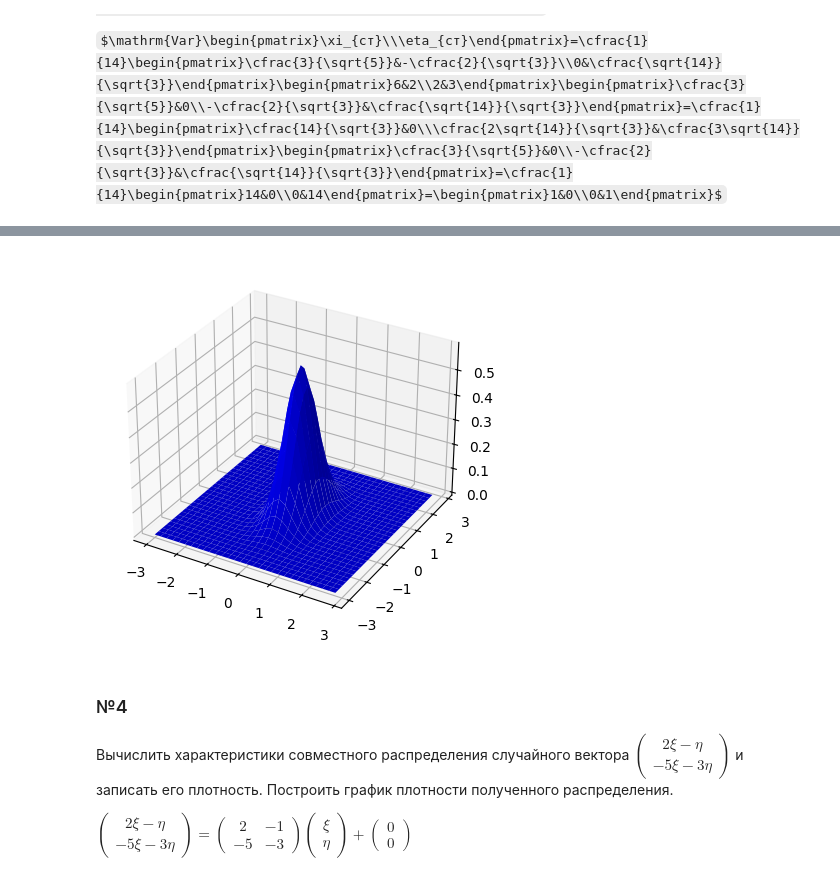
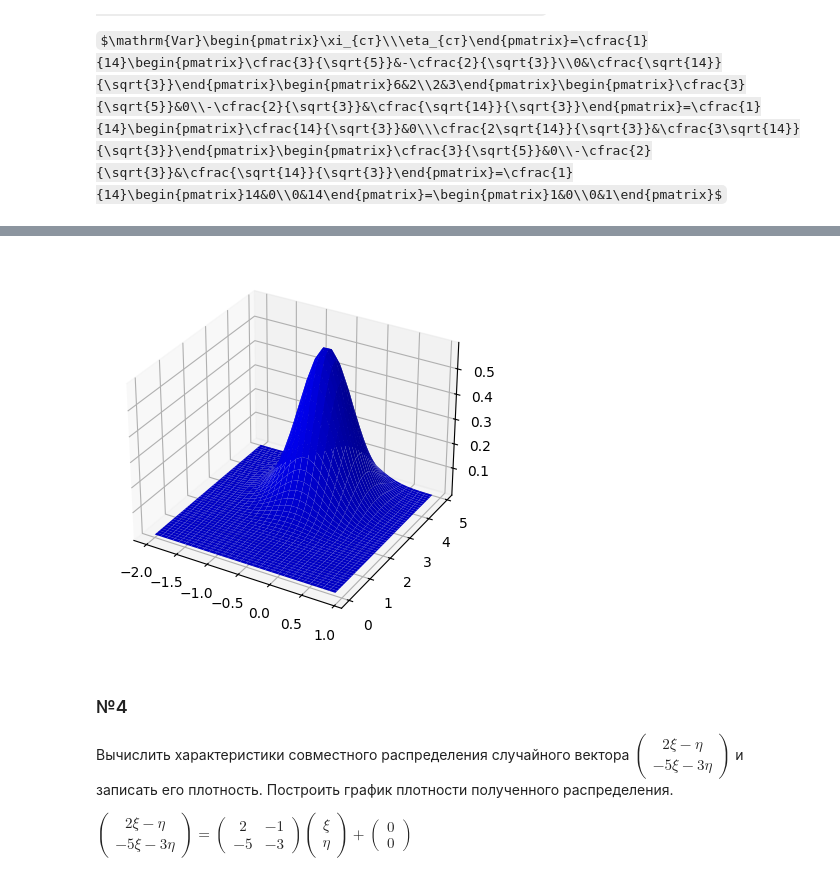
Before and after one commit to the-mvi/stat_an_gr2364-2024, a Jupyter notebook: 2364_Petrichenko_DA/task1.ipynb, the cells around one changed output, grey strips where cells are left out. Drawn from its saved outputs; the diff is of its cells as text; code cells hidden in the pictures; some formulas as TeX source.

```diff
--- a/2364_Petrichenko_DA/task1.ipynb
+++ b/2364_Petrichenko_DA/task1.ipynb
@@ -130,16 +132,16 @@ $p\left(x,y\right)=\cfrac{\sqrt{14}}{2\pi}\cdot\exp\left(-\cfrac{1}{2}\left(7x^2
 # %%
 import numpy as np
 import matplotlib.pyplot as plt
 from math import pi, e
 
-x, y = np.meshgrid(np.arange(-3, 3, 0.2), np.arange(-3, 3, 0.2))
-z = 14 ** 0.5 / (2 * pi) * e ** (-0.5 * (7 * x ** 2 + 2 * y ** 2))
+x, y = np.meshgrid(np.arange(-2, 1, 0.1), np.arange(0, 5, 0.1))
+z = 14 ** 0.5 / (2 * pi) * e ** (-0.5 * (7 * x ** 2 + 2 * y ** 2 + (14/(5 ** 0.5)) * x - (32/(5 ** 0.5)) * y + 27))
 fig = plt.figure()
 ax = plt.axes(projection="3d")
 ax.plot_surface(x, y, z, color='blue')
 plt.show()
 # %% [output]
-[figure, old version]
+[figure, new version]
 # %% [markdown]
 ### №4
 
```
Also changed, not shown: parts of 2 cells of this notebook.
